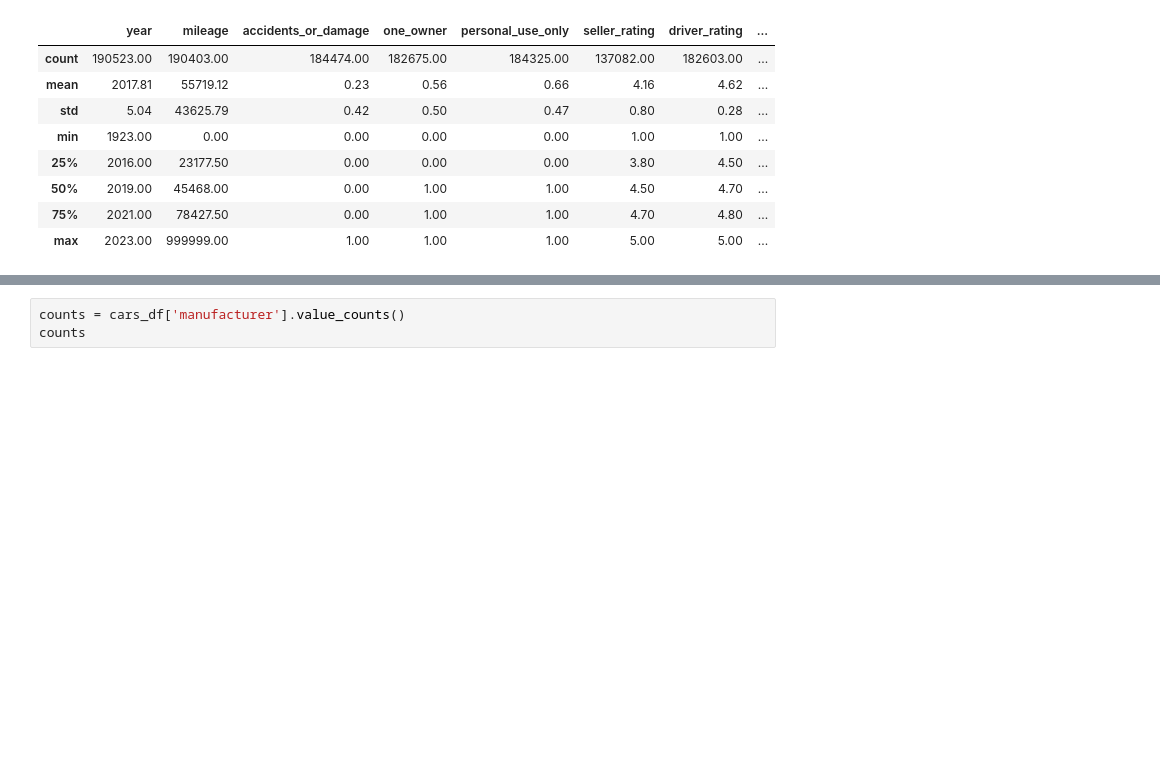
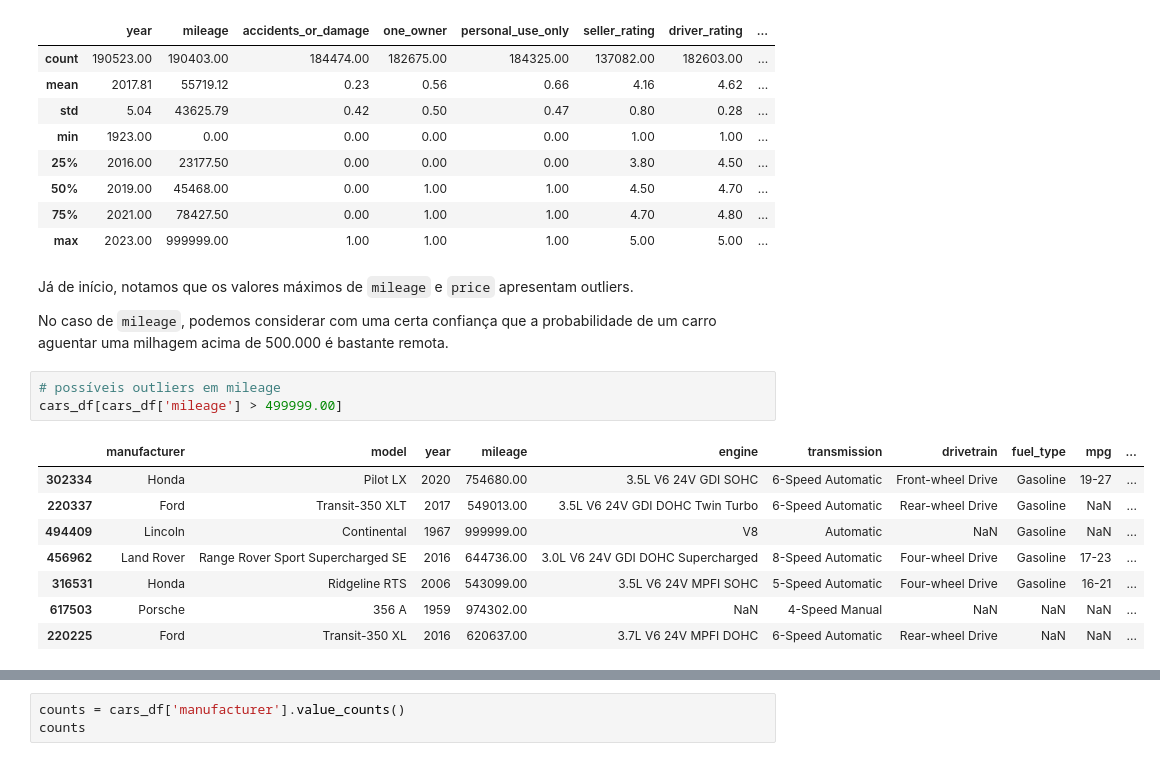
Before and after one commit to BaRobles/Compass_Data_Science, a Jupyter notebook: Sprint-2/Sprint 2.ipynb, the cells around one changed output, grey strips where cells are left out. Saved outputs shown, nothing was run; the diff lists cells and outputs as text; blank space fills up the shorter version.

Commit message:
EDA - dealt with some outliers

````diff
--- a/Sprint-2/Sprint 2.ipynb
+++ b/Sprint-2/Sprint 2.ipynb
@@ -89,3 +89,19 @@ cars_df.describe()
 | 50% | 2019.00 | 45468.00 | 0.00 | 1.00 | 1.00 | 4.50 | 4.70 | ... |
 | 75% | 2021.00 | 78427.50 | 0.00 | 1.00 | 1.00 | 4.70 | 4.80 | ... |
 | max | 2023.00 | 999999.00 | 1.00 | 1.00 | 1.00 | 5.00 | 5.00 | ... |
+# %% [markdown]
+Já de início, notamos que os valores máximos de ```mileage``` e ```price``` apresentam outliers.
+
+No caso de ```mileage```, podemos considerar com uma certa confiança que a probabilidade de um carro aguentar uma milhagem acima de 500.000 é bastante remota.
+# %%
+# possíveis outliers em mileage
+cars_df[cars_df['mileage'] > 499999.00]
+# %% [output]
+|  | manufacturer | model | year | mileage | engine | transmission | drivetrain | fuel_type | mpg | ... |
+| 302334 | Honda | Pilot LX | 2020 | 754680.00 | 3.5L V6 24V GDI SOHC | 6-Speed Automatic | Front-wheel Drive | Gasoline | 19-27 | ... |
+| 220337 | Ford | Transit-350 XLT | 2017 | 549013.00 | 3.5L V6 24V GDI DOHC Twin Turbo | 6-Speed Automatic | Rear-wheel Drive | Gasoline | NaN | ... |
+| 494409 | Lincoln | Continental | 1967 | 999999.00 | V8 | Automatic | NaN | Gasoline | NaN | ... |
+| 456962 | Land Rover | Range Rover Sport Supercharged SE | 2016 | 644736.00 | 3.0L V6 24V GDI DOHC Supercharged | 8-Speed Automatic | Four-wheel Drive | Gasoline | 17-23 | ... |
+| 316531 | Honda | Ridgeline RTS | 2006 | 543099.00 | 3.5L V6 24V MPFI SOHC | 5-Speed Automatic | Four-wheel Drive | Gasoline | 16-21 | ... |
+| 617503 | Porsche | 356 A | 1959 | 974302.00 | NaN | 4-Speed Manual | NaN | NaN | NaN | ... |
+| 220225 | Ford | Transit-350 XL | 2016 | 620637.00 | 3.7L V6 24V MPFI DOHC | 6-Speed Automatic | Rear-wheel Drive | NaN | NaN | ... |
````
Also changed, not shown: parts of 19 cells of this notebook.
